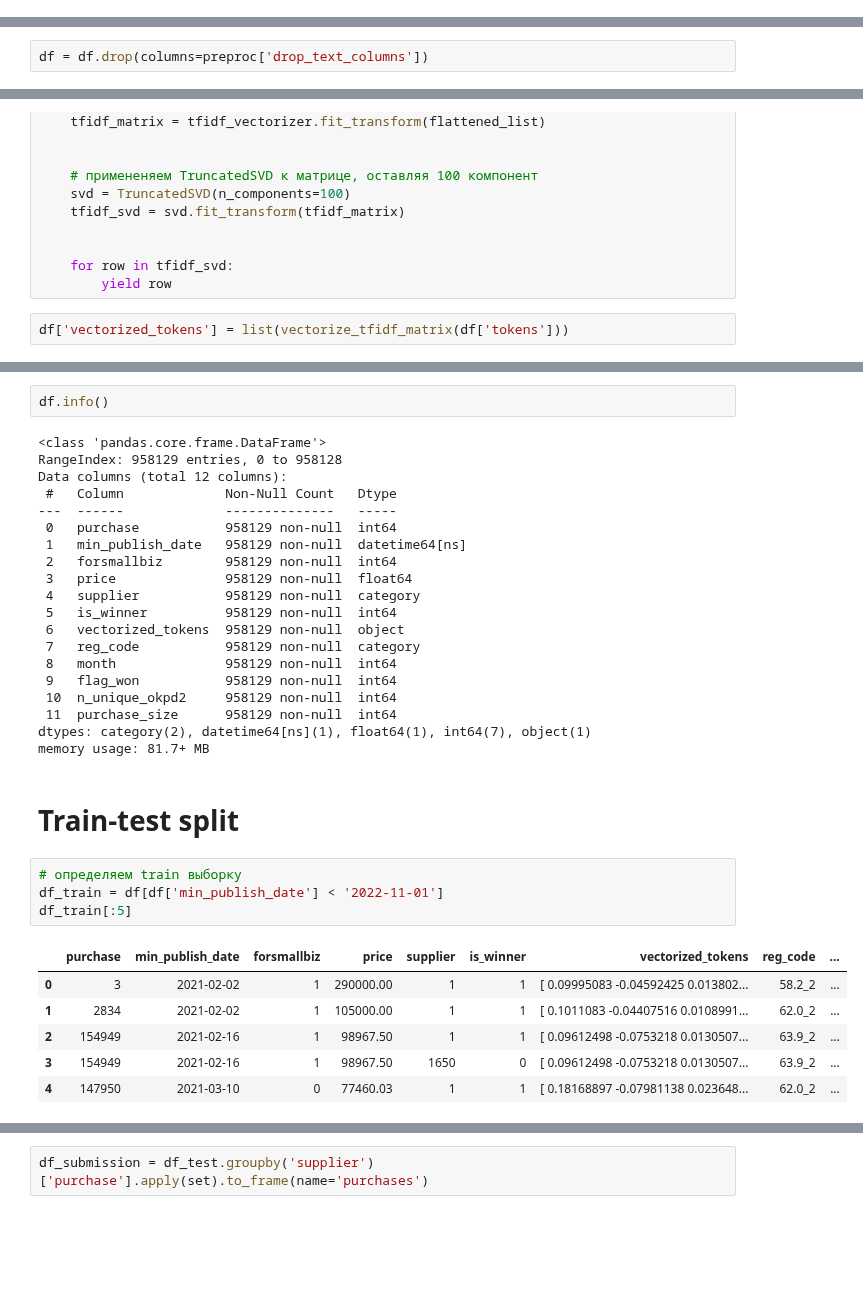
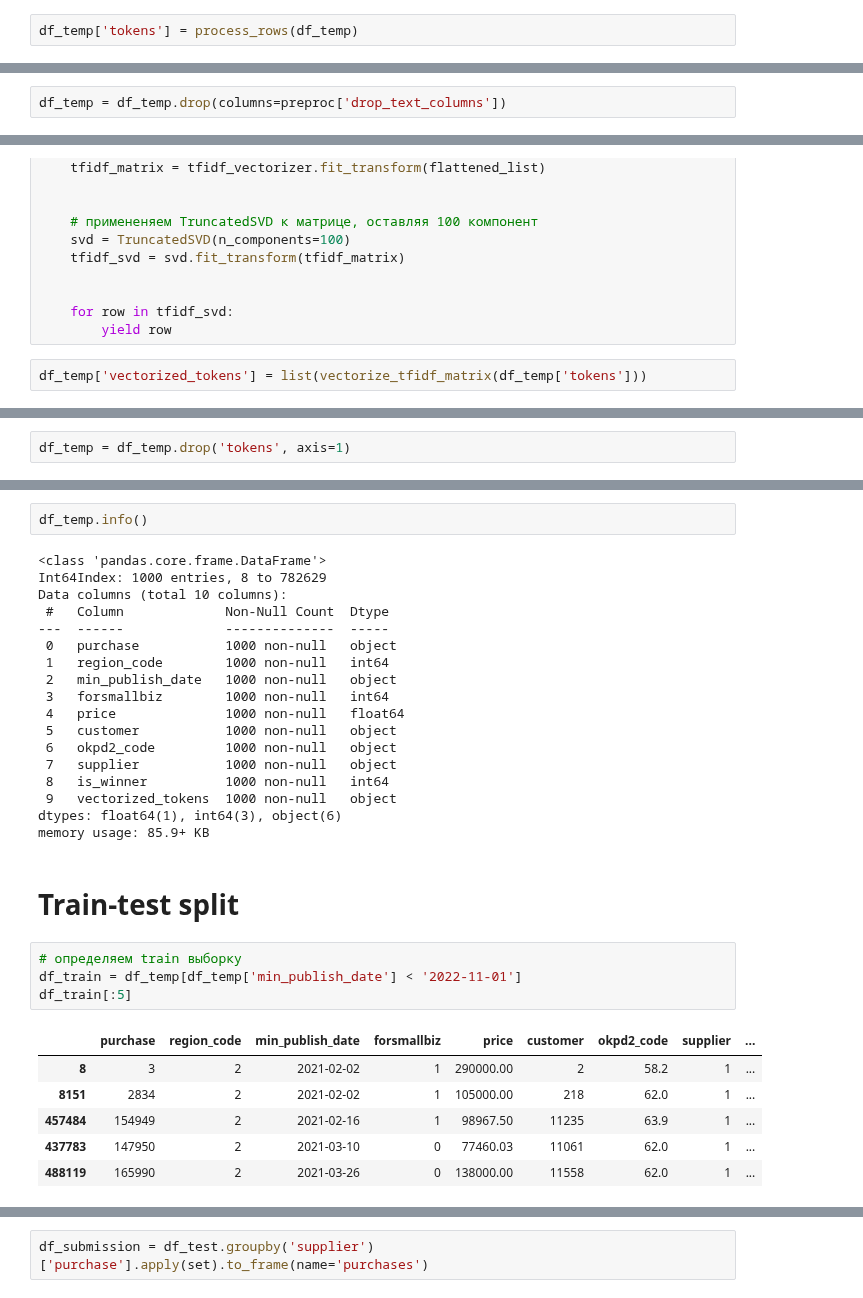
Before and after one commit to Lsdbot/Zakupki, a Jupyter notebook: notebooks/EDA.ipynb, the cells around one changed output, grey strips where cells are left out. Cells and saved outputs as stored; diff of their text form; blank space fills up the shorter version.

Commit message:
Added train-test split with feature engineering

```diff
--- a/notebooks/EDA.ipynb
+++ b/notebooks/EDA.ipynb
@@ -731,0 +747,2 @@ df = df.drop(columns=['Unnamed: 0'])
+# %%
+df_temp['tokens'] = process_rows(df_temp)
@@ -760,5 +764,5 @@ df['tokens'] = process_rows(df)
 # %%
-df = df.drop(columns=preproc['drop_text_columns'])
+df_temp = df_temp.drop(columns=preproc['drop_text_columns'])
 # %%
 def vectorize_tfidf_matrix(df_column: pd.Series):
     """
@@ -792,4 +796,4 @@ def vectorize_tfidf_matrix(df_column: pd.Series):
     for row in tfidf_svd:
         yield row
 # %%
-df['vectorized_tokens'] = list(vectorize_tfidf_matrix(df['tokens']))
+df_temp['vectorized_tokens'] = list(vectorize_tfidf_matrix(df_temp['tokens']))
@@ -821,0 +800,2 @@ df = df.astype(preproc['change_type_columns'])
+# %%
+df_temp = df_temp.drop('tokens', axis=1)
@@ -822,37 +811,35 @@ df = df.astype(preproc['change_type_columns'])
 # %%
-df.info()
+df_temp.info()
 # %% [output]
 <class 'pandas.core.frame.DataFrame'>
-RangeIndex: 958129 entries, 0 to 958128
-Data columns (total 12 columns):
- #   Column             Non-Null Count   Dtype
----  ------             --------------   -----
- 0   purchase           958129 non-null  int64
- 1   min_publish_date   958129 non-null  datetime64[ns]
- 2   forsmallbiz        958129 non-null  int64
- 3   price              958129 non-null  float64
- 4   supplier           958129 non-null  category
- 5   is_winner          958129 non-null  int64
- 6   vectorized_tokens  958129 non-null  object
- 7   reg_code           958129 non-null  category
- 8   month              958129 non-null  int64
- 9   flag_won           958129 non-null  int64
- 10  n_unique_okpd2     958129 non-null  int64
- 11  purchase_size      958129 non-null  int64
-dtypes: category(2), datetime64[ns](1), float64(1), int64(7), object(1)
-memory usage: 81.7+ MB
+Int64Index: 1000 entries, 8 to 782629
+Data columns (total 10 columns):
+ #   Column             Non-Null Count  Dtype
+---  ------             --------------  -----
+ 0   purchase           1000 non-null   object
+ 1   region_code        1000 non-null   int64
+ 2   min_publish_date   1000 non-null   object
+ 3   forsmallbiz        1000 non-null   int64
+ 4   price              1000 non-null   float64
+ 5   customer           1000 non-null   object
+ 6   okpd2_code         1000 non-null   object
+ 7   supplier           1000 non-null   object
+ 8   is_winner          1000 non-null   int64
+ 9   vectorized_tokens  1000 non-null   object
+dtypes: float64(1), int64(3), object(6)
+memory usage: 85.9+ KB
 # %% [markdown]
 # Train-test split
 # %%
 # определяем train выборку
-df_train = df[df['min_publish_date'] < '2022-11-01']
+df_train = df_temp[df_temp['min_publish_date'] < '2022-11-01']
 df_train[:5]
 # %% [output]
-|  | purchase | min_publish_date | forsmallbiz | price | supplier | is_winner | vectorized_tokens | reg_code | ... |
-| 0 | 3 | 2021-02-02 | 1 | 290000.00 | 1 | 1 | [ 0.09995083 -0.04592425 0.013802... | 58.2_2 | ... |
-| 1 | 2834 | 2021-02-02 | 1 | 105000.00 | 1 | 1 | [ 0.1011083 -0.04407516 0.0108991... | 62.0_2 | ... |
-| 2 | 154949 | 2021-02-16 | 1 | 98967.50 | 1 | 1 | [ 0.09612498 -0.0753218 0.0130507... | 63.9_2 | ... |
-| 3 | 154949 | 2021-02-16 | 1 | 98967.50 | 1650 | 0 | [ 0.09612498 -0.0753218 0.0130507... | 63.9_2 | ... |
-| 4 | 147950 | 2021-03-10 | 0 | 77460.03 | 1 | 1 | [ 0.18168897 -0.07981138 0.023648... | 62.0_2 | ... |
+|  | purchase | region_code | min_publish_date | forsmallbiz | price | customer | okpd2_code | supplier | ... |
+| 8 | 3 | 2 | 2021-02-02 | 1 | 290000.00 | 2 | 58.2 | 1 | ... |
+| 8151 | 2834 | 2 | 2021-02-02 | 1 | 105000.00 | 218 | 62.0 | 1 | ... |
+| 457484 | 154949 | 2 | 2021-02-16 | 1 | 98967.50 | 11235 | 63.9 | 1 | ... |
+| 437783 | 147950 | 2 | 2021-03-10 | 0 | 77460.03 | 11061 | 62.0 | 1 | ... |
+| 488119 | 165990 | 2 | 2021-03-26 | 0 | 138000.00 | 11558 | 62.0 | 1 | ... |
 # %%
 # определяем test выборку
```
Also changed, not shown: parts of 38 cells of this notebook, 3 other files.
